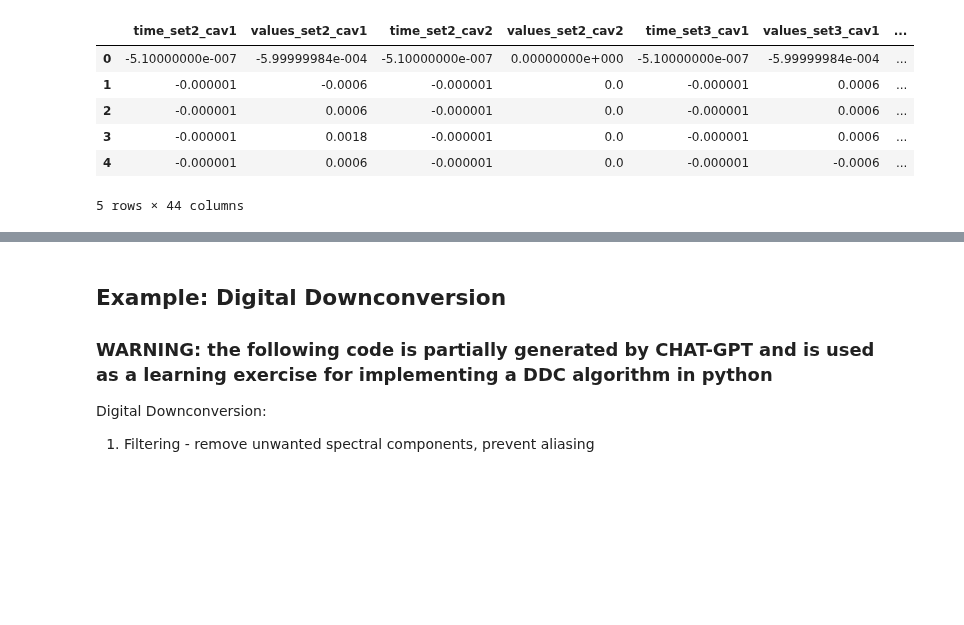
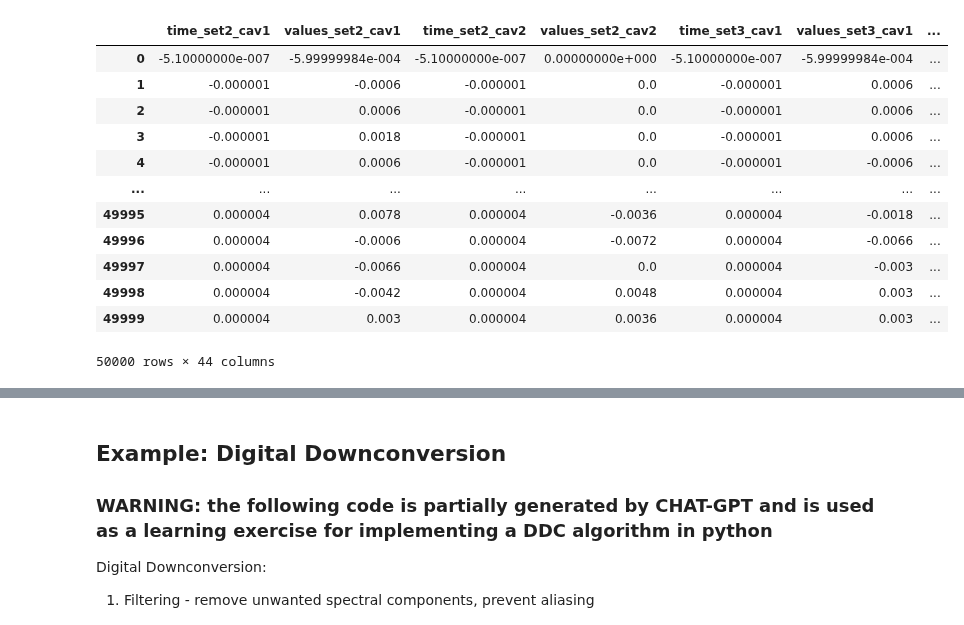
Before and after one commit to jpgtordilla/hombom24, a Jupyter notebook: scope-analysis/scope_data_processing.ipynb, the cells around one changed output, grey strips where cells are left out. Drawn from its saved outputs; the diff is of its cells as text; code cells hidden in the pictures; blank space fills up the shorter version.

```diff
--- a/scope-analysis/scope_data_processing.ipynb
+++ b/scope-analysis/scope_data_processing.ipynb
@@ -5,5 +7,5 @@ import numpy as np
 # %%
-def clean_df(path):
+def clean_df(path: str) -> pd.DataFrame:
     """Clean the dataframe so that it has proper column titles."""
     path_df = pd.read_csv(path)
     # duplicate the first row
@@ -24,6 +26,7 @@ def plot_df(signal_df, t_col, v_col):
     axes.plot(t, v, linestyle='-', linewidth=0.1)
     plt.show()
 # %%
+# TODO: rewrite with parameters
 def create_full_df():
     """Create a large pandas DataFrame with "time" and "values" columns
     order: set2_cav1, set2_cav2, set3_cav1, set3_cav2, etc.
@@ -46,33 +49,39 @@ def create_full_df():
     df_set2_cav2 = clean_df("/Users/jonathontordilla/Desktop/hombom24/scope-analysis/2024-07-03_fast_scope/set2_cav2.csv")
     rename_df_set2_cav2 = df_set2_cav2.rename(columns={"time": "time_set2_cav2", "values": "values_set2_cav2"})
     clean_df_set2_cav2 = rename_df_set2_cav2.loc[0:len(rename_df_set2_cav2["time_set2_cav2"]), "time_set2_cav2": "values_set2_cav2"]
 
     result_df = pd.concat([clean_df_set2_cav1, clean_df_set2_cav2], axis=1)
 
     for i in range(3, 13):
         curr_df_cav1 = clean_df(f"/Users/jonathontordilla/Desktop/hombom24/scope-analysis/2024-07-03_fast_scope/set{i}_cav1.csv")
         curr_df_cav2 = clean_df(f"/Users/jonathontordilla/Desktop/hombom24/scope-analysis/2024-07-03_fast_scope/set{i}_cav2.csv")
 
         rename_cav1 = curr_df_cav1.rename(columns={"time": f"time_set{i}_cav1", "values": f"values_set{i}_cav1"})
         clean_cav1 = rename_cav1.loc[0:len(rename_cav1[f"time_set{i}_cav1"]), f"time_set{i}_cav1": f"values_set{i}_cav1"]
         rename_cav2 = curr_df_cav2.rename(columns={"time": f"time_set{i}_cav2", "values": f"values_set{i}_cav2"})
         clean_cav2 = rename_cav2.loc[0:len(rename_cav2[f"time_set{i}_cav2"]), f"time_set{i}_cav2": f"values_set{i}_cav2"]
 
         result_df[f"time_set{i}_cav1"] = clean_cav1[f"time_set{i}_cav1"]
         result_df[f"values_set{i}_cav1"] = clean_cav1[f"values_set{i}_cav1"]
         result_df[f"time_set{i}_cav2"] = clean_cav2[f"time_set{i}_cav2"]
         result_df[f"values_set{i}_cav2"] = clean_cav2[f"values_set{i}_cav2"]
 
     return result_df
 
 full_df = create_full_df() # creates a DataFrame will data for all files in 2024-07-03 folder
-# plot_df(full_df, "time_set2_cav1", "values_set2_cav1") # example: visualize signal over time
-full_df.head()
+# plot_df(full_df, "time_set4_cav2", "values_set4_cav2") # example: visualize signal over time
+full_df
 # %% [output]
 |  | time_set2_cav1 | values_set2_cav1 | time_set2_cav2 | values_set2_cav2 | time_set3_cav1 | values_set3_cav1 | ... |
 | 0 | -5.10000000e-007 | -5.99999984e-004 | -5.10000000e-007 | 0.00000000e+000 | -5.10000000e-007 | -5.99999984e-004 | ... |
 | 1 | -0.000001 | -0.0006 | -0.000001 | 0.0 | -0.000001 | 0.0006 | ... |
 | 2 | -0.000001 | 0.0006 | -0.000001 | 0.0 | -0.000001 | 0.0006 | ... |
 | 3 | -0.000001 | 0.0018 | -0.000001 | 0.0 | -0.000001 | 0.0006 | ... |
 | 4 | -0.000001 | 0.0006 | -0.000001 | 0.0 | -0.000001 | -0.0006 | ... |
+| ... | ... | ... | ... | ... | ... | ... | ... |
+| 49995 | 0.000004 | 0.0078 | 0.000004 | -0.0036 | 0.000004 | -0.0018 | ... |
+| 49996 | 0.000004 | -0.0006 | 0.000004 | -0.0072 | 0.000004 | -0.0066 | ... |
+| 49997 | 0.000004 | -0.0066 | 0.000004 | 0.0 | 0.000004 | -0.003 | ... |
+| 49998 | 0.000004 | -0.0042 | 0.000004 | 0.0048 | 0.000004 | 0.003 | ... |
+| 49999 | 0.000004 | 0.003 | 0.000004 | 0.0036 | 0.000004 | 0.003 | ... |
-5 rows × 44 columns
+50000 rows × 44 columns
```
Also changed, not shown: parts of 10 cells of this notebook.
